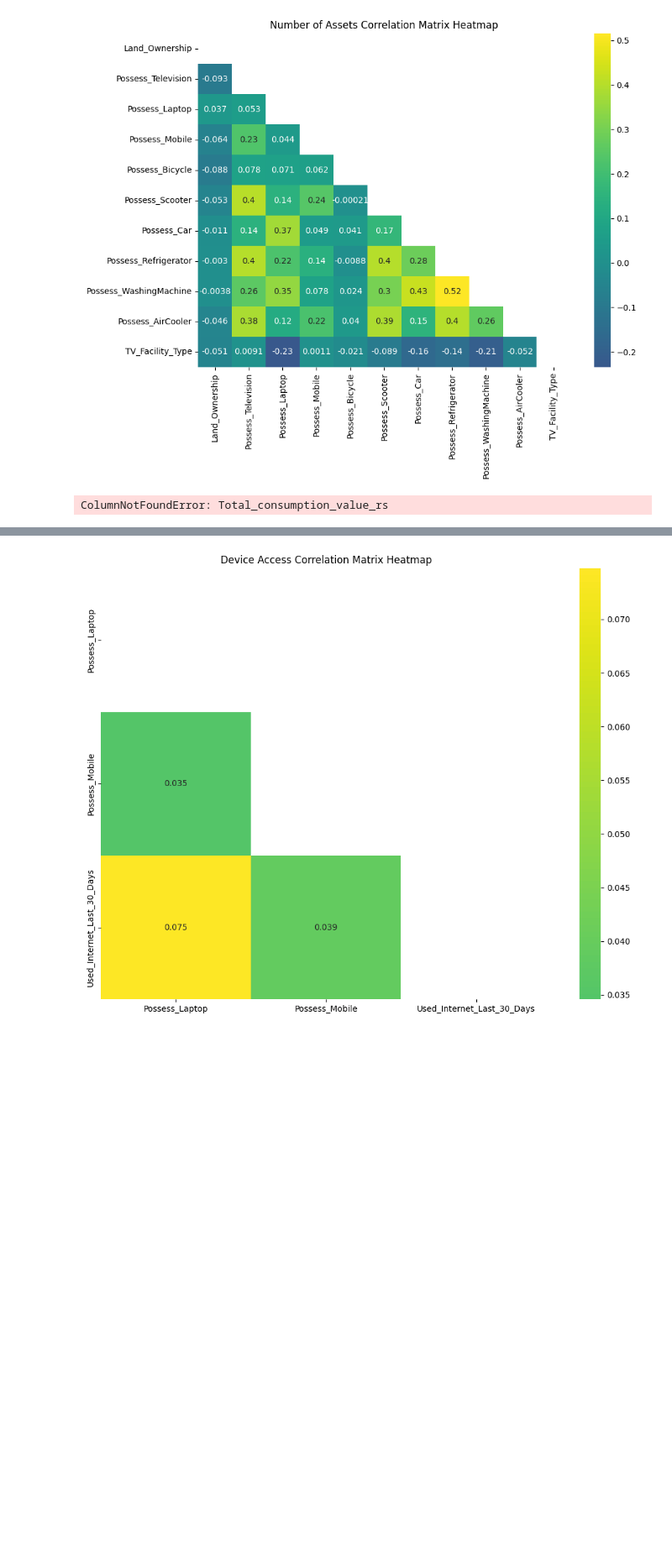
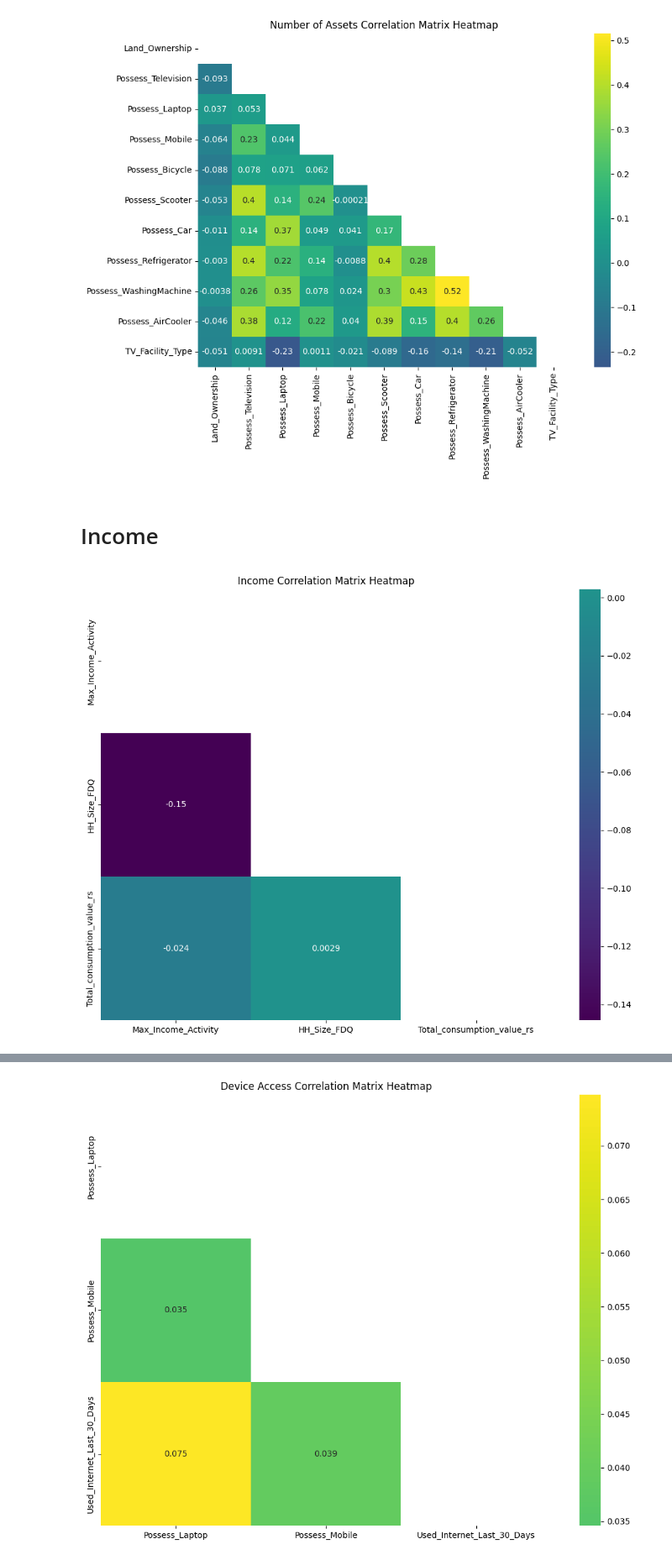
Before and after one commit to Rudra-G-23/rural-financial-inclusion-govt-scheme-recommendation, a Jupyter notebook: notebooks/correlations-all-levels/corr-04-corr-of-sub-themes.ipynb, the cells around one changed output, grey strips where cells are left out. Shown at 84% size. Saved outputs shown, nothing was run; the diff lists cells and outputs as text; code cells hidden in the pictures; blank space fills up the shorter version.

```diff
--- a/notebooks/correlations-all-levels/corr-04-corr-of-sub-themes.ipynb
+++ b/notebooks/correlations-all-levels/corr-04-corr-of-sub-themes.ipynb
@@ -41,10 +41,10 @@ num_assets_cols_03_11 = [
     'TV_Facility_Type',
 ]
 
-income_cols_02_03_11 = [
+income_cols_03_08 = [
     'Max_Income_Activity',
     'HH_Size_FDQ',
-    'Total_consumption_value_rs'
+    'Total_consumption_value_rs',
 ]
 
 device_access_cols_02_11 = [
@@ -72,7 +72,7 @@ online_activity_cols_04_07_15 = [
 ]
 
 professional_field_cols_02_03_04_07 = [
-'Used_Internet_Last_30_Days'   ,
+'Used_Internet_Last_30_Days',
 'Ration_Card_Type',
 'Benefitted_From_PMGKY',
 'Ration_Rice',
@@ -84,12 +84,12 @@ professional_field_cols_02_03_04_07 = [
 'Ration_Other_Food_Items',
 ]
 
-warfare_usage_07 = [
+welfare_usage_07 = [
 'LPG_subsidy_received',
 'Free_electricity'
 ]
 
-direct_indirect_warfare_usage_03_07 = [
+direct_indirect_welfare_usage_03_07 = [
 'Ration_Card_Type',
 'Benefitted_From_PMGKY',
 'LPG_subsidy_received',
@@ -212,7 +212,7 @@ def merge_plot_heatmap(levels: list, cols: list, title: str) -> None:
             dfs.append(df15)
 
     # Check if we have loaded more than 1 dataframe
-    if len(dfs) > 1:
+    if len(dfs) >= 1:
         # Start with the first dataframe
         mdf = dfs[0]
         # Join the rest of the dataframes
@@ -275,11 +279,13 @@ merge_plot_heatmap(
 )
 # %% [output]
 [figure]
+# %% [markdown]
+# Income
 # %%
 merge_plot_heatmap(
-    levels=[2, 3, 11],
-    cols=income_cols_02_03_11,
+    levels=[3, 8],
+    cols=income_cols_03_08,
     title="Income"
 )
 # %% [output]
-ColumnNotFoundError: Total_consumption_value_rs
+[figure, added]
```
Also changed, not shown: parts of 26 cells of this notebook.
